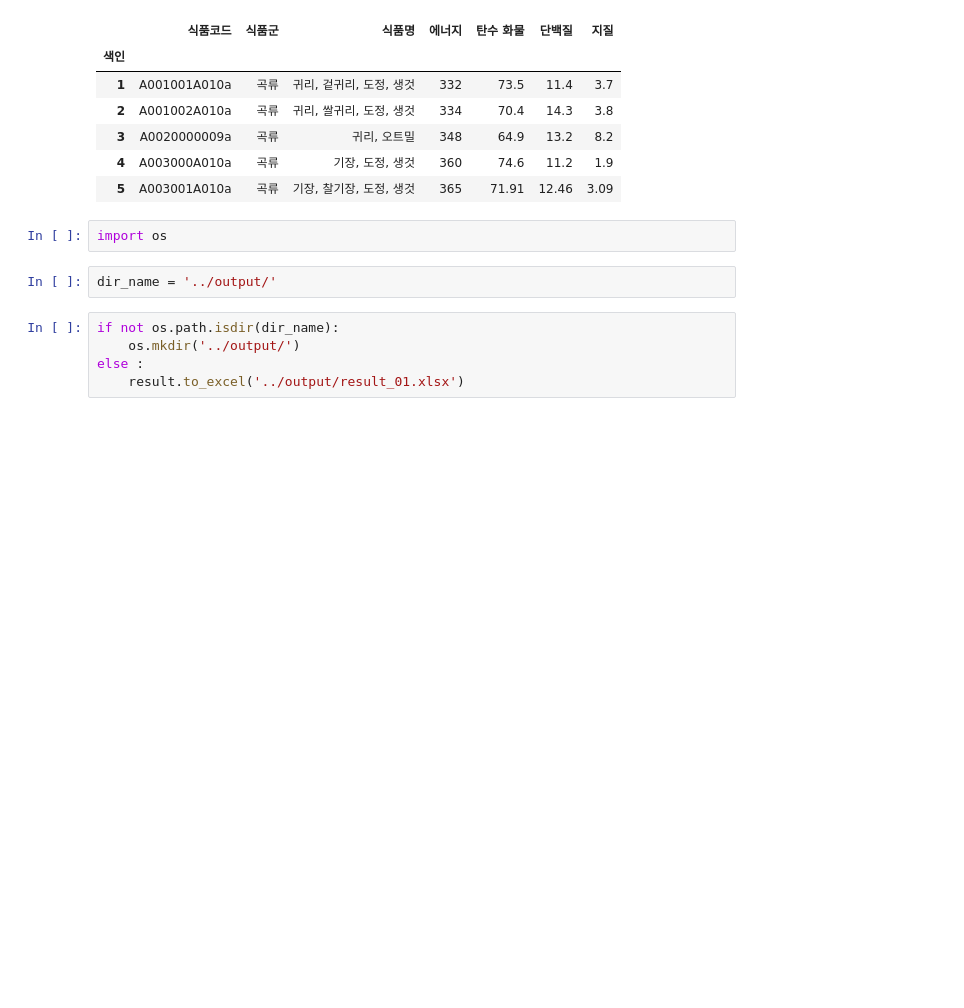
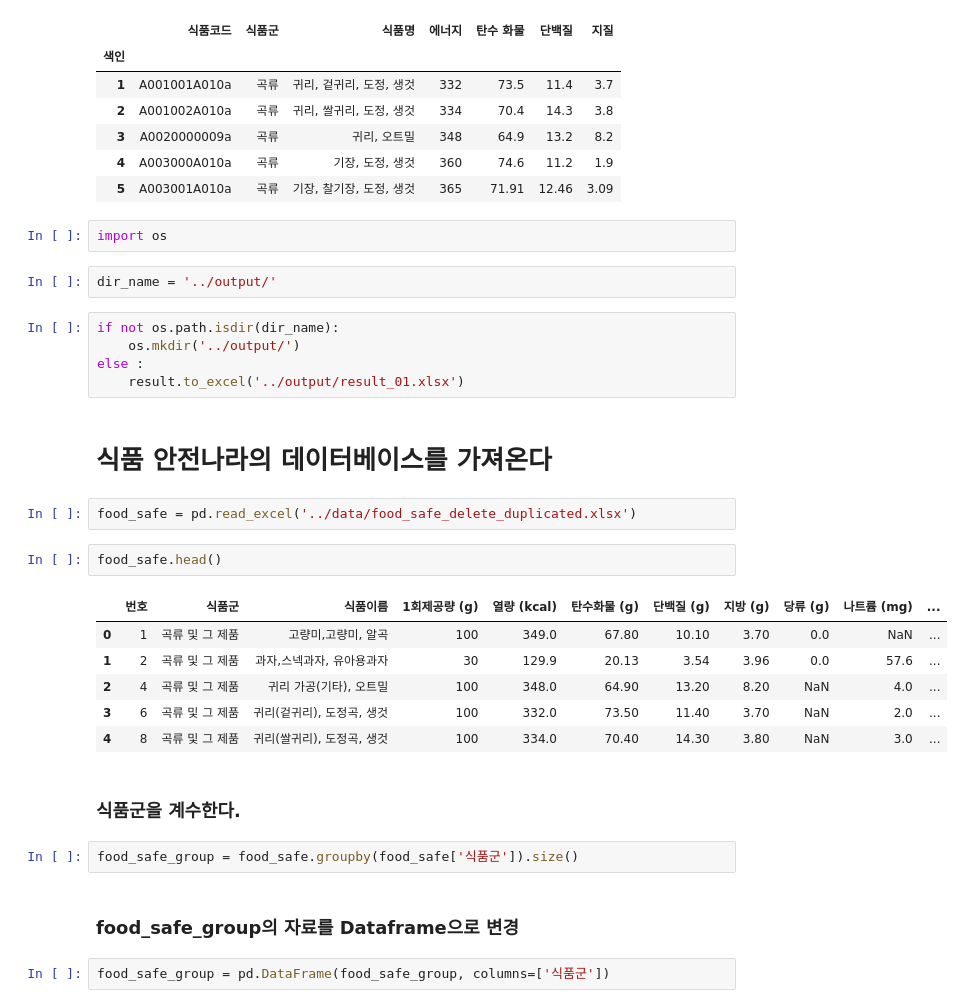
Before and after one commit to JAICHANGPARK/DataExperiment_Python, a Jupyter notebook: 02_food_analysis/analysis/20180717/code/9_revision_01.ipynb, the cells around one changed output. Drawn from its saved outputs; the diff is of its cells as text; blank space fills up the shorter version.

Commit message:
add food_safe databses and group by food group
added code and file

```diff
--- a/02_food_analysis/analysis/20180717/code/9_revision_01.ipynb
+++ b/02_food_analysis/analysis/20180717/code/9_revision_01.ipynb
@@ -216,3 +216,24 @@ if not os.path.isdir(dir_name):
     os.mkdir('../output/')
 else :
     result.to_excel('../output/result_01.xlsx')
+# %% [markdown]
+# 식품 안전나라의 데이터베이스를 가져온다
+# %%
+food_safe = pd.read_excel('../data/food_safe_delete_duplicated.xlsx')
+# %%
+food_safe.head()
+# %% [output]
+|  | 번호 | 식품군 | 식품이름 | 1회제공량 (g) | 열량 (kcal) | 탄수화물 (g) | 단백질 (g) | 지방 (g) | 당류 (g) | 나트륨 (mg) | ... |
+| 0 | 1 | 곡류 및 그 제품 | 고량미,고량미, 알곡 | 100 | 349.0 | 67.80 | 10.10 | 3.70 | 0.0 | NaN | ... |
+| 1 | 2 | 곡류 및 그 제품 | 과자,스넥과자, 유아용과자 | 30 | 129.9 | 20.13 | 3.54 | 3.96 | 0.0 | 57.6 | ... |
+| 2 | 4 | 곡류 및 그 제품 | 귀리 가공(기타), 오트밀 | 100 | 348.0 | 64.90 | 13.20 | 8.20 | NaN | 4.0 | ... |
+| 3 | 6 | 곡류 및 그 제품 | 귀리(겉귀리), 도정곡, 생것 | 100 | 332.0 | 73.50 | 11.40 | 3.70 | NaN | 2.0 | ... |
+| 4 | 8 | 곡류 및 그 제품 | 귀리(쌀귀리), 도정곡, 생것 | 100 | 334.0 | 70.40 | 14.30 | 3.80 | NaN | 3.0 | ... |
+# %% [markdown]
+### 식품군을 계수한다.
+# %%
+food_safe_group = food_safe.groupby(food_safe['식품군']).size()
+# %% [markdown]
+### food_safe_group의 자료를 Dataframe으로 변경
+# %%
+food_safe_group = pd.DataFrame(food_safe_group, columns=['식품군'])
```
Also changed, not shown: parts of 5 cells of this notebook, 2 other files.
